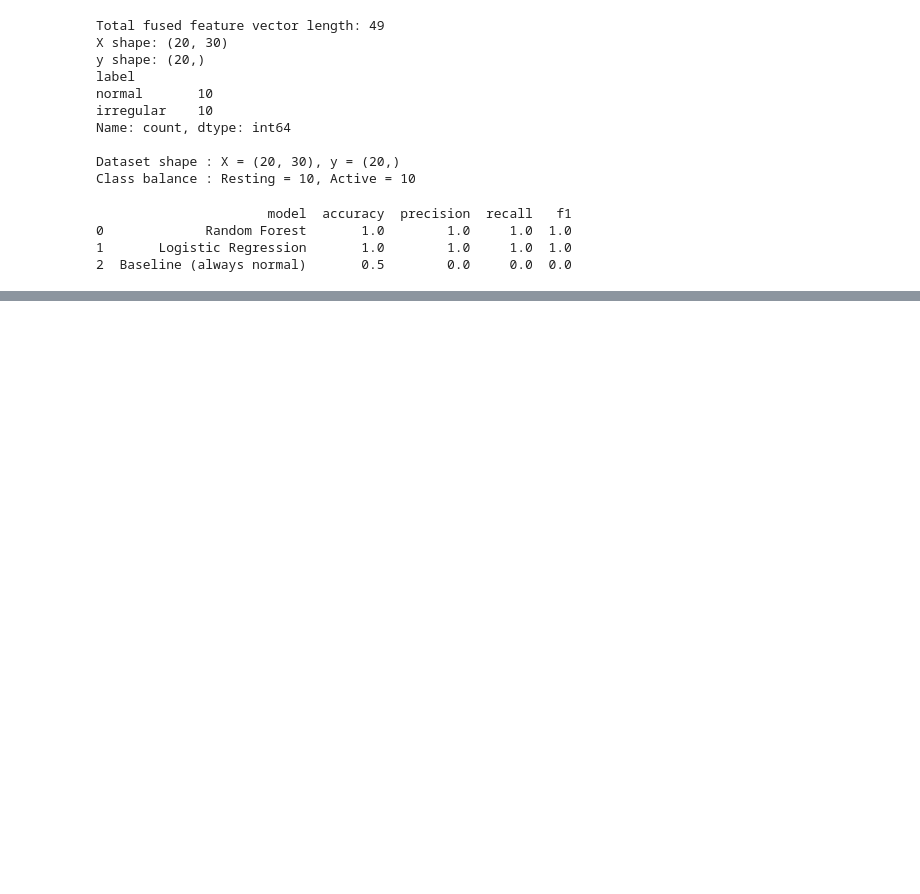
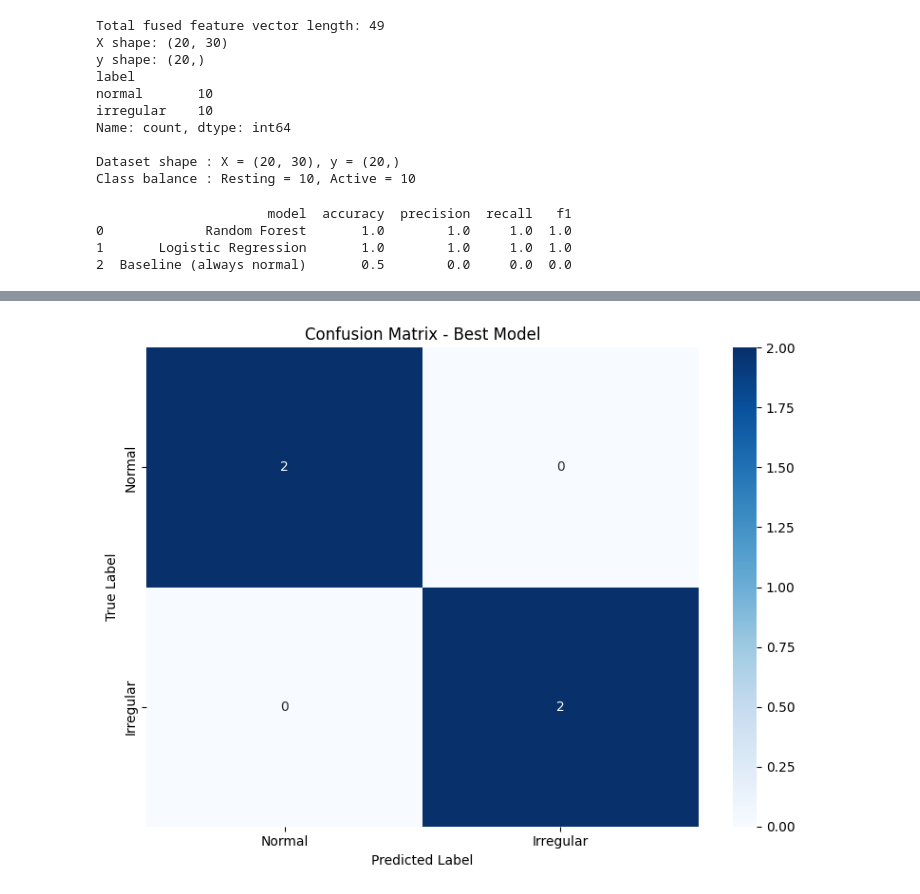
Before and after one commit to alina-z7/ml_sensing_final_project, a Jupyter notebook: train.ipynb, the cells around one changed output, grey strips where cells are left out. Cells and saved outputs as stored; diff of their text form; code cells hidden in the pictures; blank space fills up the shorter version.

Commit message:
added evaluation

```diff
--- a/train.ipynb
+++ b/train.ipynb
@@ -315,7 +316,6 @@ else:
 1       Logistic Regression       1.0        1.0     1.0  1.0
 2  Baseline (always normal)       0.5        0.0     0.0  0.0
 # %%
-TODO
 '''
 ### Error Analysis ###
 - confusion matrix
@@ -326,3 +326,90 @@ TODO
 - stability over continuous sensing
 
 '''
+
+
+import time
+import seaborn as sns
+
+print("=" * 80)
+print("ERROR ANALYSIS & MODEL EVALUATION")
+print("=" * 80)
+
+cm = confusion_matrix(y_test, y_best)
+print("\n--- Confusion Matrix ---")
+print(cm)
+print(f"\nTrue Negatives (Normal, predicted Normal): {cm[0, 0]}")
+print(f"False Positives (Normal, predicted Irregular): {cm[0, 1]}")
+print(f"False Negatives (Irregular, predicted Normal): {cm[1, 0]}")
+print(f"True Positives (Irregular, predicted Irregular): {cm[1, 1]}")
+
+print("\n--- Classification Report ---")
+print(classification_report(y_test, y_best, target_names=CLASS_NAMES))
+
+print("\n--- Error Analysis: Missed Irregular Cases ---")
+missed_indices = np.where((y_test == 1) & (y_best == 0))[0]
+if len(missed_indices) > 0:
+    print(f"Number of missed irregular cases: {len(missed_indices)}")
+    for idx in missed_indices:
+        print(f"  - Test sample {idx}: {meta.iloc[np.where(np.isin(range(len(meta)), [idx]))]['label'].values}")
+else:
+    print("No missed irregular cases! All irregular breathing patterns were correctly identified.")
+
+print("\n--- Visualization: Confusion Matrix ---")
+plt.figure(figsize=(8, 6))
+sns.heatmap(cm, annot=True, fmt='d', cmap='Blues', xticklabels=CLASS_NAMES, yticklabels=CLASS_NAMES)
+plt.title('Confusion Matrix - Best Model')
+plt.ylabel('True Label')
+plt.xlabel('Predicted Label')
+plt.tight_layout()
+plt.show()
+
+print("\n" + "=" * 80)
+print("REAL-TIME PERFORMANCE EVALUATION")
+print("=" * 80)
+
+print("\n--- Prediction Latency ---")
+n_iterations = 100
+latencies = []
+
+for _ in range(n_iterations):
+    sample = X_test[0:1]
+    start_time = time.time()
+    _ = best_model.predict(sample)
+    end_time = time.time()
+    latency_ms = (end_time - start_time) * 1000
+    latencies.append(latency_ms)
+
+latencies = np.array(latencies)
+print(f"Mean latency: {np.mean(latencies):.4f} ms")
+print(f"Median latency: {np.median(latencies):.4f} ms")
+print(f"Std deviation: {np.std(latencies):.4f} ms")
+print(f"Min latency: {np.min(latencies):.4f} ms")
+print(f"Max latency: {np.max(latencies):.4f} ms")
+print(f"95th percentile: {np.percentile(latencies, 95):.4f} ms")
+
+print("\n--- Prediction Stability Over Multiple Runs ---")
+stability_results = []
+for sample_idx in range(min(5, len(X_test))):
+    predictions = [best_model.predict(X_test[sample_idx:sample_idx+1])[0] for _ in range(10)]
+    stability = np.mean(predictions == predictions[0])
+    stability_results.append({
+        'sample': sample_idx,
+        'true_label': CLASS_NAMES[y_test[sample_idx]],
+        'stability': stability,
+        'predicted_label': CLASS_NAMES[predictions[0]]
+    })
+    print(f"Sample {sample_idx}: Stability = {stability*100:.1f}%, True={CLASS_NAMES[y_test[sample_idx]]}, Pred={CLASS_NAMES[predictions[0]]}")
+
+print("\n--- Visualization: Prediction Latency Distribution ---")
+plt.figure(figsize=(10, 6))
+plt.hist(latencies, bins=30, edgecolor='black', alpha=0.7)
+plt.axvline(np.mean(latencies), color='red', linestyle='--', linewidth=2, label=f'Mean: {np.mean(latencies):.4f} ms')
+plt.axvline(np.median(latencies), color='green', linestyle='--', linewidth=2, label=f'Median: {np.median(latencies):.4f} ms')
+plt.xlabel('Latency (ms)')
+plt.ylabel('Frequency')
+plt.title('Prediction Latency Distribution (100 iterations)')
+plt.legend()
+plt.tight_layout()
+plt.show()
+# %% [output]
@@ -328,0 +433 @@ TODO
+[figure, added]
```
Also changed, not shown: parts of 2 cells of this notebook.
